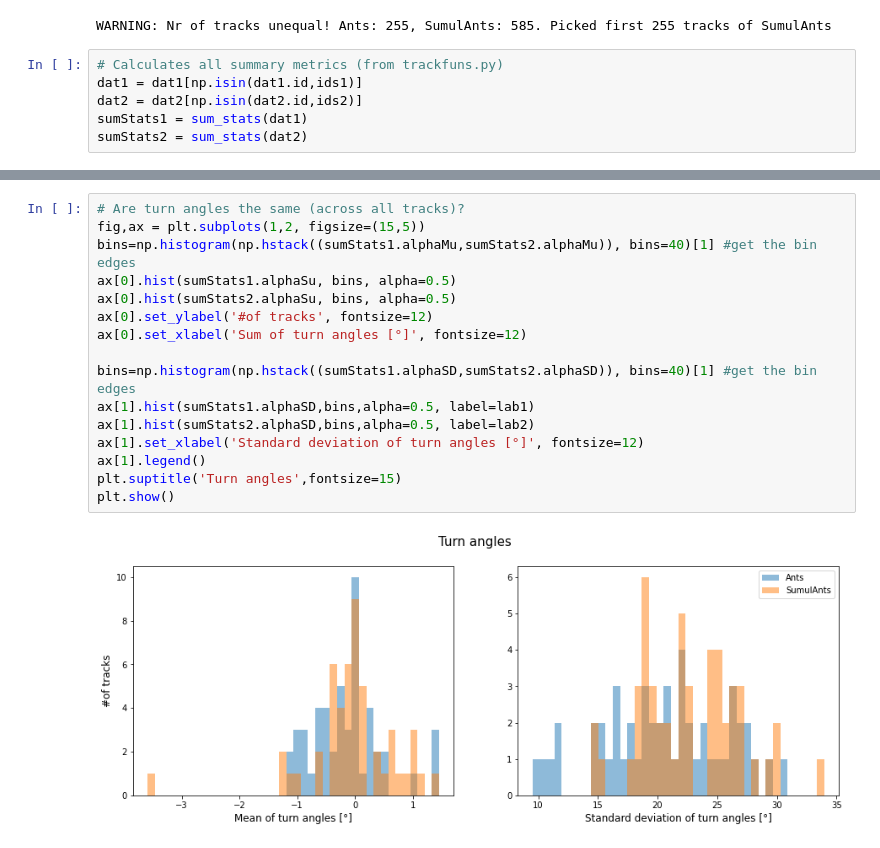
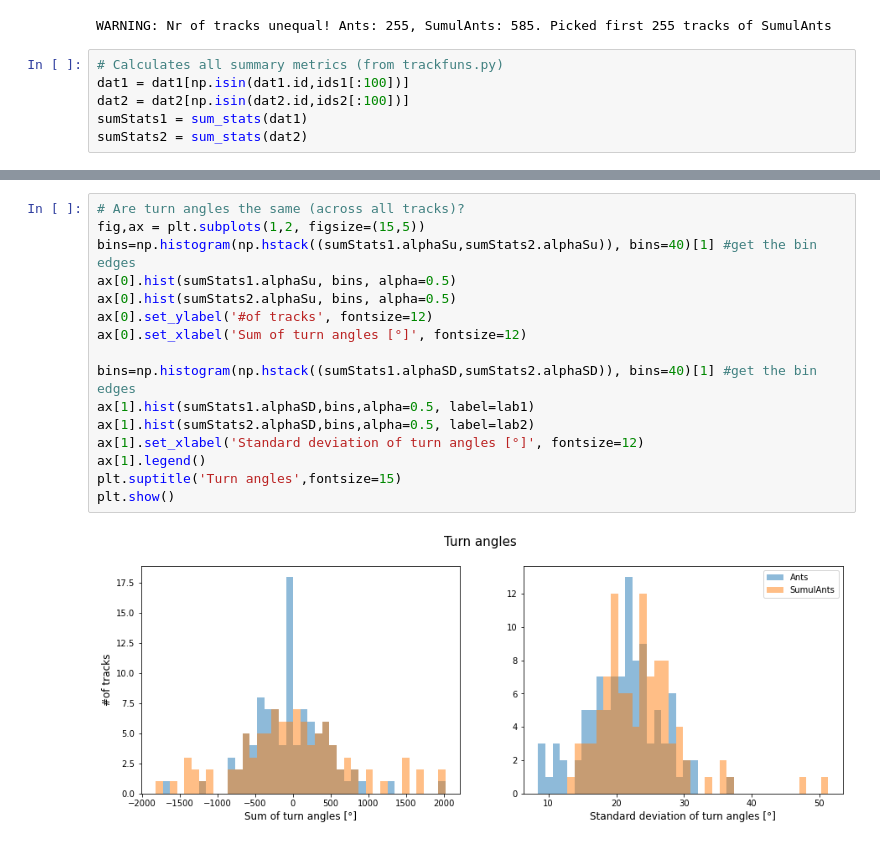
Before and after one commit to ryngray/model_ant_trajectories, a Jupyter notebook: comparisons/Histograms.ipynb, the cells around one changed output, grey strips where cells are left out. Cells and saved outputs as stored; diff of their text form.

```diff
--- a/comparisons/Histograms.ipynb
+++ b/comparisons/Histograms.ipynb
@@ -40,7 +40,7 @@ else:
 WARNING: Nr of tracks unequal! Ants: 255, SumulAnts: 585. Picked first 255 tracks of SumulAnts
 # %%
 # Calculates all summary metrics (from trackfuns.py)
-dat1 = dat1[np.isin(dat1.id,ids1)]
-dat2 = dat2[np.isin(dat2.id,ids2)]
+dat1 = dat1[np.isin(dat1.id,ids1[:100])]
+dat2 = dat2[np.isin(dat2.id,ids2[:100])]
 sumStats1 = sum_stats(dat1)
 sumStats2 = sum_stats(dat2)
@@ -79,21 +81,21 @@ plt.show()
 # %%
 # Are turn angles the same (across all tracks)?
 fig,ax = plt.subplots(1,2, figsize=(15,5))
-bins=np.histogram(np.hstack((sumStats1.alphaMu,sumStats2.alphaMu)), bins=40)[1] #get the bin edges
+bins=np.histogram(np.hstack((sumStats1.alphaSu,sumStats2.alphaSu)), bins=40)[1] #get the bin edges
 ax[0].hist(sumStats1.alphaSu, bins, alpha=0.5)
 ax[0].hist(sumStats2.alphaSu, bins, alpha=0.5)
 ax[0].set_ylabel('#of tracks', fontsize=12)
 ax[0].set_xlabel('Sum of turn angles [°]', fontsize=12)
 
 bins=np.histogram(np.hstack((sumStats1.alphaSD,sumStats2.alphaSD)), bins=40)[1] #get the bin edges
 ax[1].hist(sumStats1.alphaSD,bins,alpha=0.5, label=lab1)
 ax[1].hist(sumStats2.alphaSD,bins,alpha=0.5, label=lab2)
 ax[1].set_xlabel('Standard deviation of turn angles [°]', fontsize=12)
 ax[1].legend()
 plt.suptitle('Turn angles',fontsize=15)
 plt.show()
 # %% [output]
-[figure, old version]
+[figure, new version]
 # %%
 # #of turn direction changes & MSD
 fig,ax = plt.subplots(1,2, figsize=(15,5))
```
Also changed, not shown: parts of 5 cells of this notebook.
